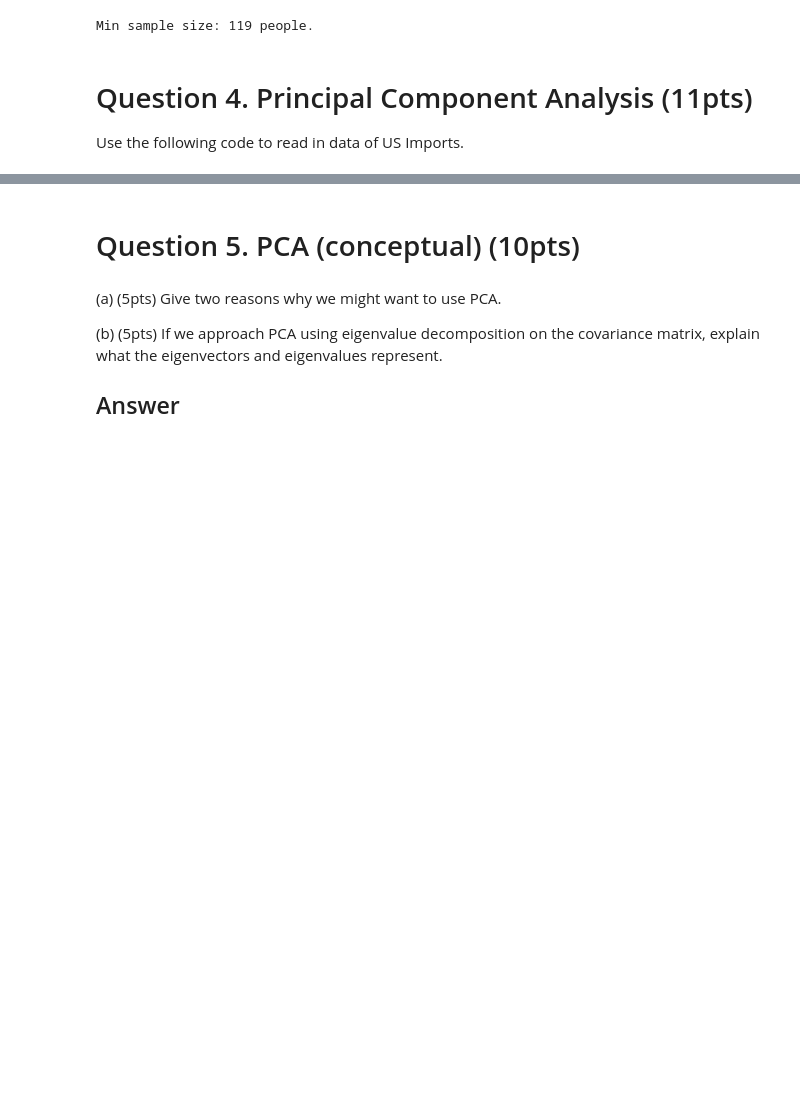
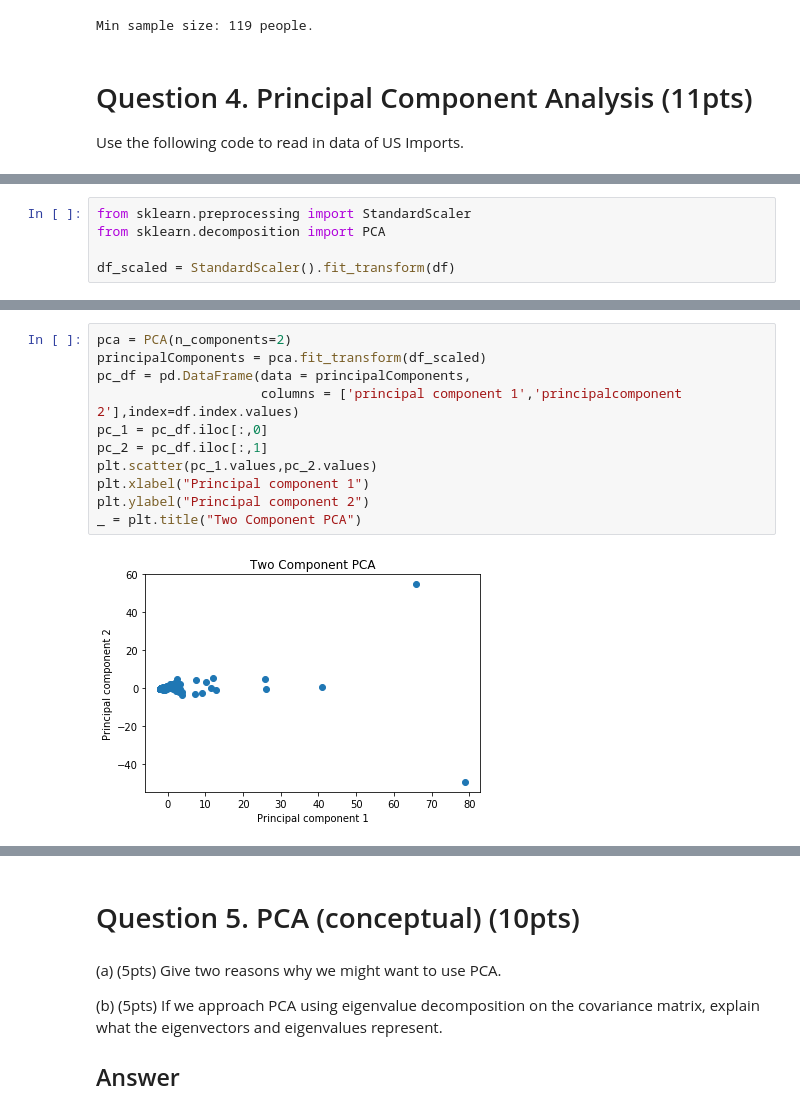
Before and after one commit to jsigee87/data_science_principles, a Jupyter notebook: hw_2/HW2.ipynb, the cells around one changed output, grey strips where cells are left out. Cells and saved outputs as stored; diff of their text form; blank space fills up the shorter version.

```diff
--- a/hw_2/HW2.ipynb
+++ b/hw_2/HW2.ipynb
@@ -575,3 +576,8 @@ df.iloc[:5,:5]
 | Algeria | 0.0 | 0.0 | 0.0 | 0.0 | ... |
 | Andorra | 0.0 | 0.0 | 351.0 | 0.0 | ... |
 | Angola | 0.0 | 24505.0 | 0.0 | 0.0 | ... |
+# %%
+from sklearn.preprocessing import StandardScaler
+from sklearn.decomposition import PCA
+
+df_scaled = StandardScaler().fit_transform(df)
@@ -577,0 +587,13 @@ df.iloc[:5,:5]
+# %%
+pca = PCA(n_components=2)
+principalComponents = pca.fit_transform(df_scaled)
+pc_df = pd.DataFrame(data = principalComponents,
+                     columns = ['principal component 1','principalcomponent 2'],index=df.index.values)
+pc_1 = pc_df.iloc[:,0]
+pc_2 = pc_df.iloc[:,1]
+plt.scatter(pc_1.values,pc_2.values)
+plt.xlabel("Principal component 1")
+plt.ylabel("Principal component 2")
+_ = plt.title("Two Component PCA")
+# %% [output]
+[figure, added]
```
Also changed, not shown: parts of 10 cells of this notebook.
